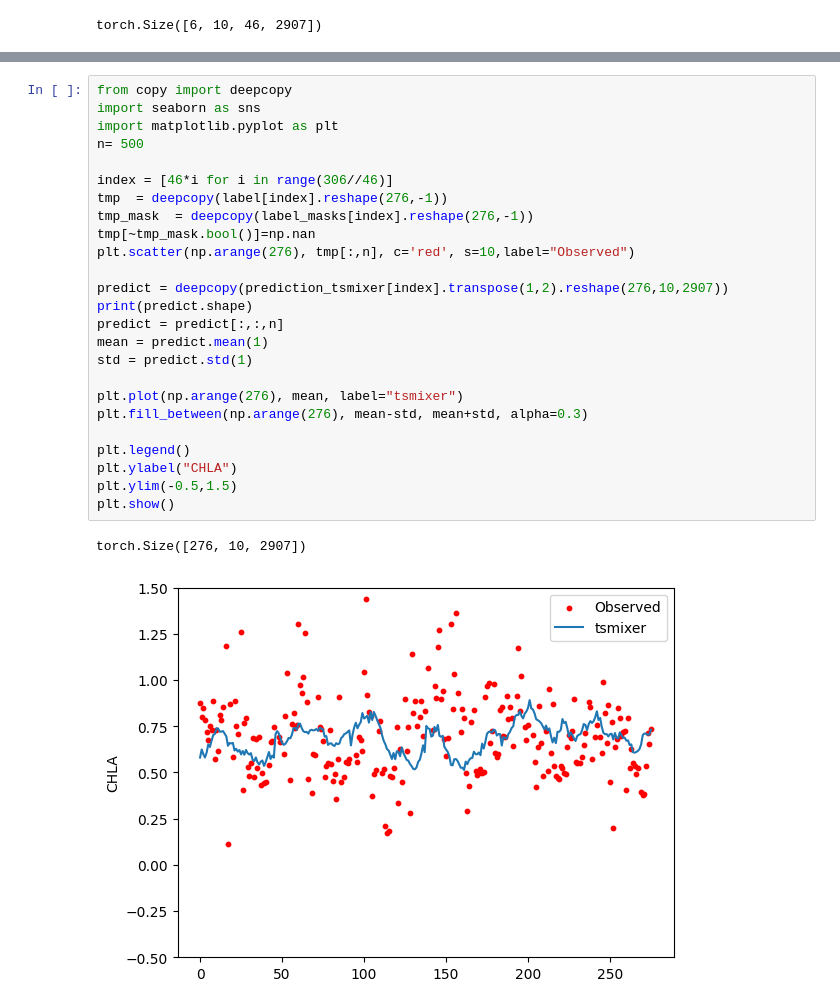
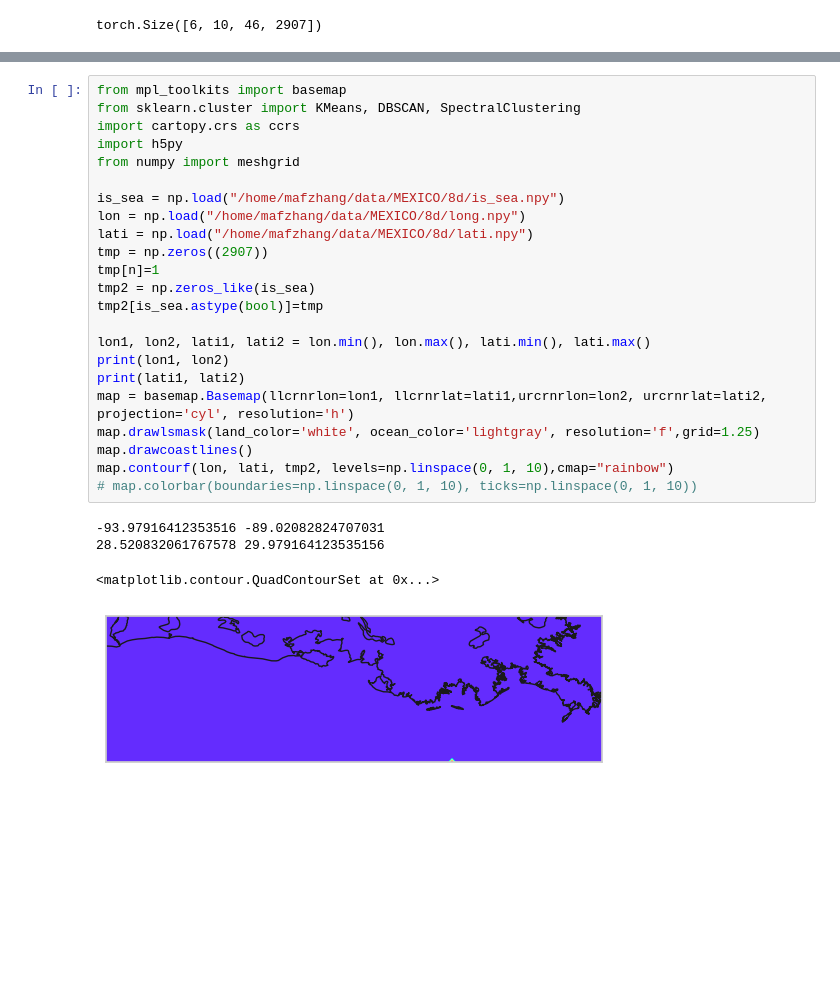
Before and after one commit to YangLabHKUST/STIMP, a Jupyter notebook: visualization/MEXICO/prediction.ipynb, the cells around one changed output, grey strips where cells are left out. Cells and saved outputs as stored; diff of their text form; blank space fills up the shorter version.

```diff
--- a/visualization/MEXICO/prediction.ipynb
+++ b/visualization/MEXICO/prediction.ipynb
@@ -408,28 +414,28 @@ torch.Size([276, 10, 2907])
-# %%
-from copy import deepcopy
-import seaborn as sns
-import matplotlib.pyplot as plt
-n= 500
-
-index = [46*i for i in range(306//46)]
-tmp  = deepcopy(label[index].reshape(276,-1))
-tmp_mask  = deepcopy(label_masks[index].reshape(276,-1))
-tmp[~tmp_mask.bool()]=np.nan
-plt.scatter(np.arange(276), tmp[:,n], c='red', s=10,label="Observed")
-
-predict = deepcopy(prediction_tsmixer[index].transpose(1,2).reshape(276,10,2907))
-print(predict.shape)
-predict = predict[:,:,n]
-mean = predict.mean(1)
-std = predict.std(1)
-
-plt.plot(np.arange(276), mean, label="tsmixer")
-plt.fill_between(np.arange(276), mean-std, mean+std, alpha=0.3)
-
-plt.legend()
-plt.ylabel("CHLA")
-plt.ylim(-0.5,1.5)
-plt.show()
-# %% [output]
-torch.Size([276, 10, 2907])
-[figure, removed]
+# %%
+from mpl_toolkits import basemap
+from sklearn.cluster import KMeans, DBSCAN, SpectralClustering
+import cartopy.crs as ccrs
+import h5py
+from numpy import meshgrid
+
+is_sea = np.load("/home/mafzhang/data/MEXICO/8d/is_sea.npy")
+lon = np.load("/home/mafzhang/data/MEXICO/8d/long.npy")
+lati = np.load("/home/mafzhang/data/MEXICO/8d/lati.npy")
+tmp = np.zeros((2907))
+tmp[n]=1
+tmp2 = np.zeros_like(is_sea)
+tmp2[is_sea.astype(bool)]=tmp
+
+lon1, lon2, lati1, lati2 = lon.min(), lon.max(), lati.min(), lati.max()
+print(lon1, lon2)
+print(lati1, lati2)
+map = basemap.Basemap(llcrnrlon=lon1, llcrnrlat=lati1,urcrnrlon=lon2, urcrnrlat=lati2, projection='cyl', resolution='h')
+map.drawlsmask(land_color='white', ocean_color='lightgray', resolution='f',grid=1.25)
+map.drawcoastlines()
+map.contourf(lon, lati, tmp2, levels=np.linspace(0, 1, 10),cmap="rainbow")
+# map.colorbar(boundaries=np.linspace(0, 1, 10), ticks=np.linspace(0, 1, 10))
+# %% [output]
+-93.97916412353516 -89.02082824707031
+28.520832061767578 29.979164123535156
+<matplotlib.contour.QuadContourSet at 0x...>
+[figure, added]
```
Also changed, not shown: parts of 3 cells of this notebook, 3 other files.
